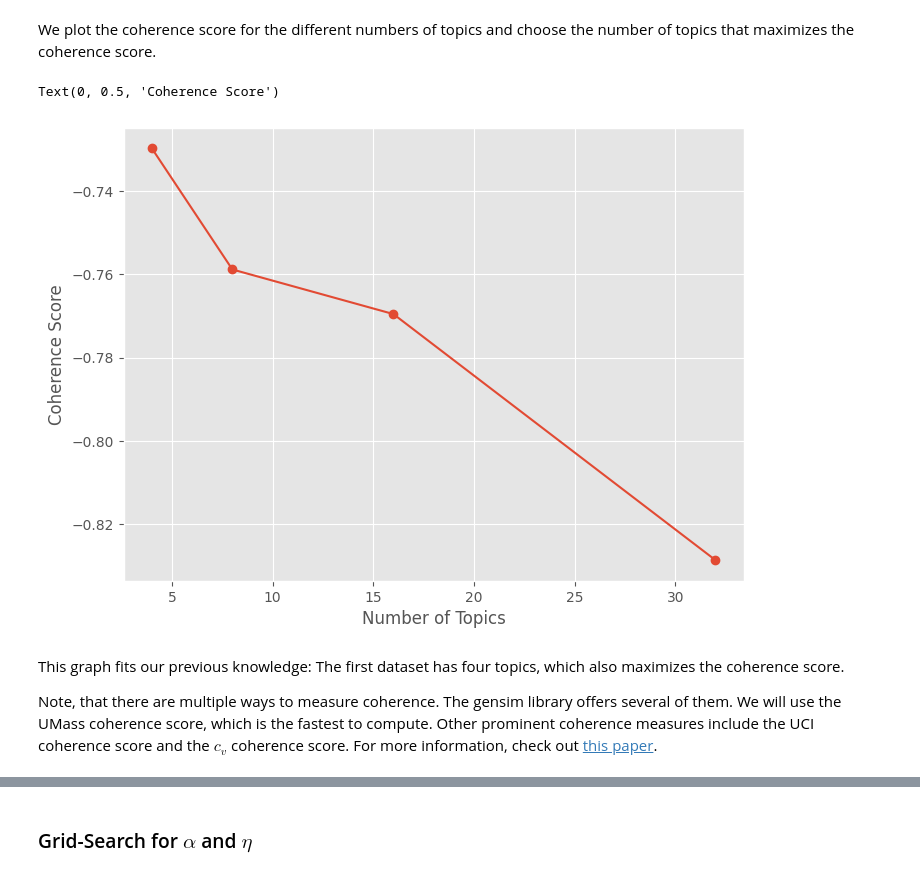
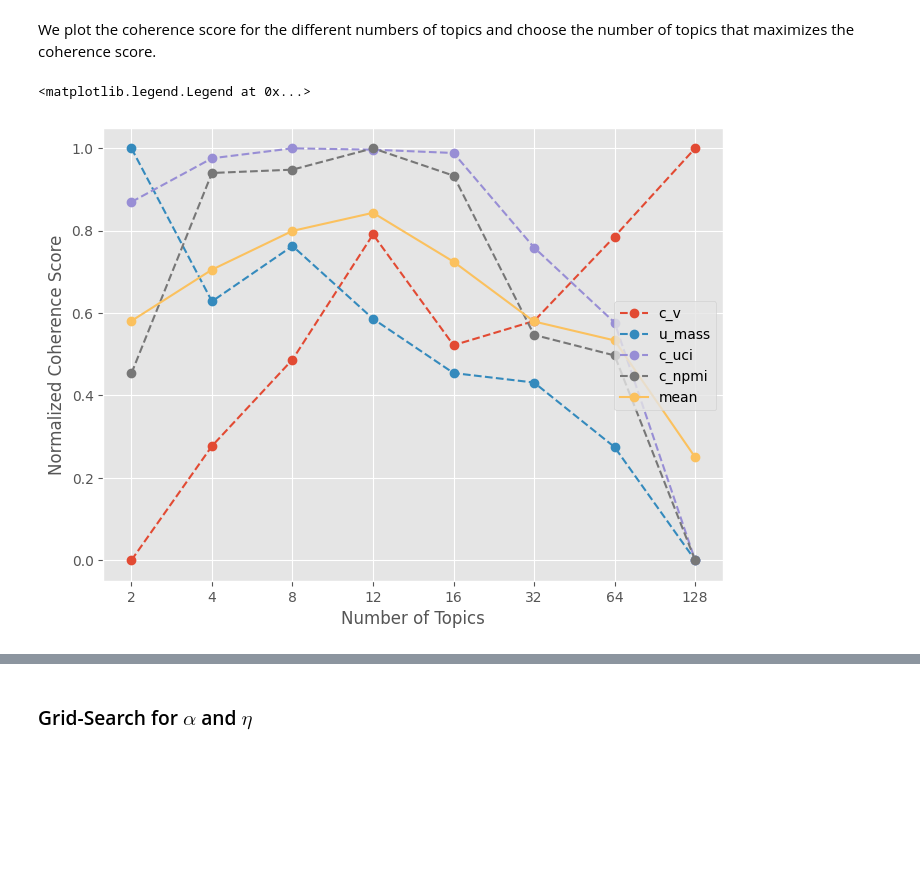
Before and after one commit to DanielMatter/topic-modeling, a Jupyter notebook: course/LDA-03-Training.ipynb, the cells around one changed output, grey strips where cells are left out. Cells and saved outputs as stored; diff of their text form; code cells hidden in the pictures; blank space fills up the shorter version.

```diff
--- a/course/LDA-03-Training.ipynb
+++ b/course/LDA-03-Training.ipynb
@@ -23,3 +13,17 @@ with open('../data/articles/train.preprocessed.json', 'r') as f:
+# %%
+import json
+
+with open('../data/articles/train.preprocessed.json', 'r') as f:
+    data = json.load(f)
+
+with open('../data/articles/test.preprocessed.json', 'r') as f:
+    data_test = json.load(f)
+
+with open('../data/articles/train.json', 'r') as f:
+    labels = json.load(f)
+    labels = [doc['label'] for doc in labels]
+    labels_map = {label: i for i, label in enumerate(set(labels))}
+    labels = [labels_map[label] for label in labels]
 # %% [markdown]
 ### Setting up the Pipeline
 
@@ -59,0 +112,5 @@ lda_model = train_lda_model(dtm, 10)
+# %%
+lda_model = LdaMulticore(dtm, K, id2word=dictionary,
+                         alpha=alpha, eta=eta, passes=passes)
+
+lda_model.show_topics(num_topics=K, num_words=5)
@@ -122,18 +228,31 @@ for K in pbar:
 # %% [markdown]
 We plot the coherence score for the different numbers of topics and choose the number of topics that maximizes the coherence score.
-# %%
-import matplotlib.pyplot as plt
-plt.style.use('ggplot')
-
-fig, ax = plt.subplots(figsize=(8, 6), dpi=100)
-ax.plot(number_of_topics, coherence_scores, marker='o')
-
-ax.set_xlabel("Number of Topics")
-ax.set_ylabel("Coherence Score")
-# %% [output]
-Text(0, 0.5, 'Coherence Score')
-[figure, removed]
-# %% [markdown]
-This graph fits our previous knowledge: The first dataset has four topics, which also maximizes the coherence score.
-
-Note, that there are multiple ways to measure coherence. The gensim library offers several of them. We will use the UMass coherence score, which is the fastest to compute. Other prominent coherence measures include the UCI coherence score and the $c_v$ coherence score. For more information, check out [this paper](https://svn.aksw.org/papers/2015/WSDM_Topic_Evaluation/public.pdf).
+# %%
+import matplotlib.pyplot as plt
+plt.style.use('ggplot')
+
+fig, ax0 = plt.subplots(figsize=(8, 6), dpi=100)
+mean_score = np.zeros(len(coherence_scores))
+
+# Normalize and plot the scores
+for metric in ['c_v', 'u_mass', 'c_uci', 'c_npmi']:
+    min_score = min([score[metric] for score in coherence_scores])
+    max_score = max([score[metric] for score in coherence_scores])
+    normalized_score = [(score[metric] - min_score) /
+                        (max_score - min_score) for score in coherence_scores]
+
+    mean_score += normalized_score
+    ax0.plot(normalized_score, '--', label=metric, marker='o')
+
+mean_score /= 4
+ax0.plot(mean_score, label='mean', marker='o')
+
+ax0.set_ylabel("Normalized Coherence Score")
+ax0.set_xlabel("Number of Topics")
+ax0.set_xticks(range(len(number_of_topics)))
+ax0.set_xticklabels([str(K) for K in number_of_topics])
+
+fig.legend(loc='center right', bbox_to_anchor=(.9, 0.5))
+# %% [output]
+<matplotlib.legend.Legend at 0x...>
+[figure, added]
```
Also changed, not shown: parts of 25 cells of this notebook, 3 other files.
